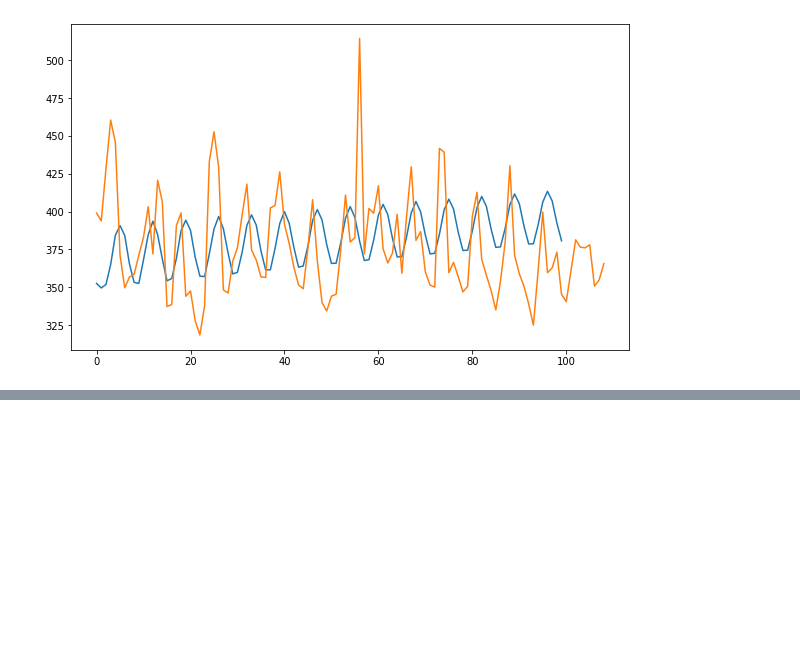
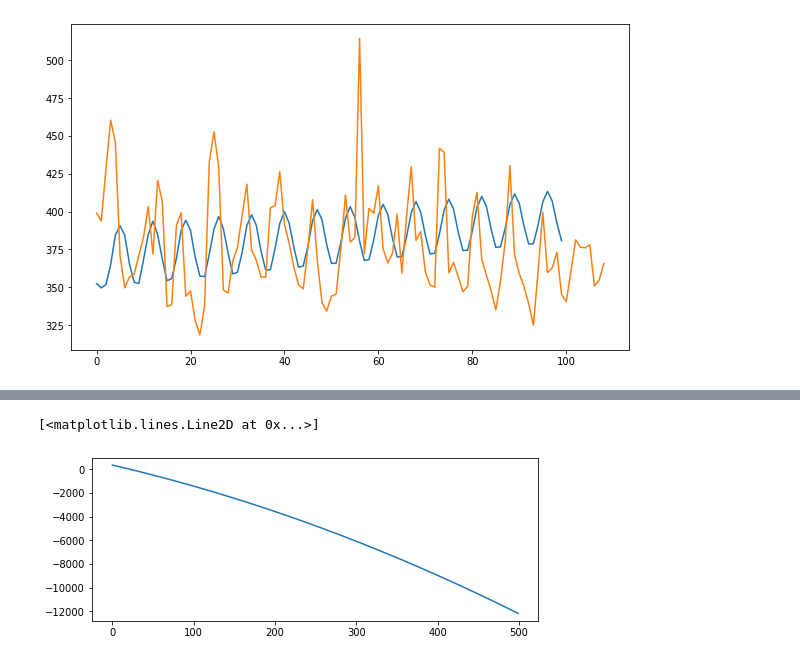
Before and after one commit to christinejiang11/personal_projects, a Jupyter notebook: Web_Traffic_Time_Series/Web_Traffic_Prediction.ipynb, the cells around one changed output, grey strips where cells are left out. Drawn from its saved outputs; the diff is of its cells as text; code cells hidden in the pictures; blank space fills up the shorter version.

```diff
--- a/Web_Traffic_Time_Series/Web_Traffic_Prediction.ipynb
+++ b/Web_Traffic_Time_Series/Web_Traffic_Prediction.ipynb
@@ -184,0 +189,11 @@ b=q=p=range(0,5)
+# %%
+p=d=q=range(0,3)
+test = {d:(p,q) for p,d,q in itertools.product(p,d,q)}
+pdq = list(itertools.product(p,d,q))
+
+for param in pdq:
+    try:
+        arima = ARIMA(train, order = param).fit()
+        print(arima.aic)
+    except:
+        continue
@@ -184,0 +218,6 @@ b=q=p=range(0,5)
+# %%
+predictions=arima.forecast(steps=500)
+plt.plot(predictions[0])
+# %% [output]
+[<matplotlib.lines.Line2D at 0x...>]
+[figure, added]
```
Also changed, not shown: parts of 6 cells of this notebook, 1 other file.
